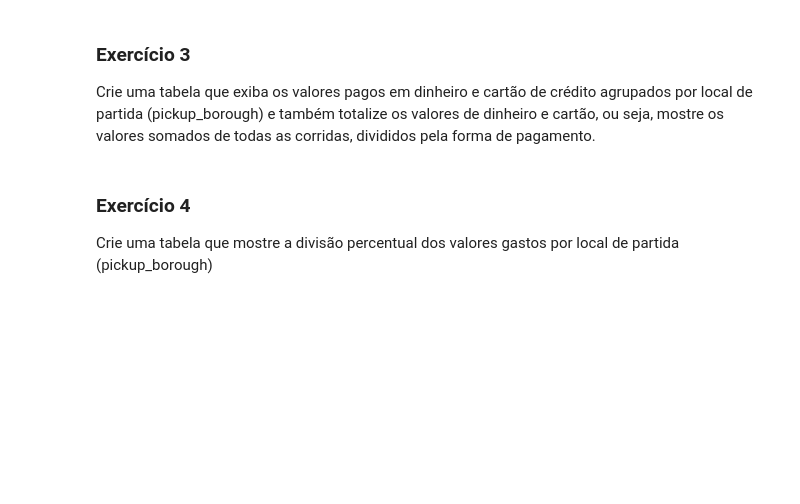
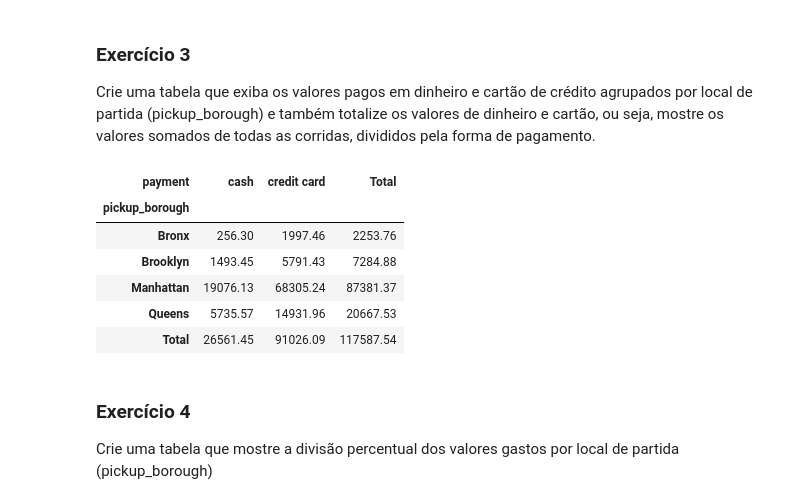
Before and after one commit to UlissesJunior/XMAC02-MetodosMatematicosAnaliseDados, a Jupyter notebook: Notebooks/Aula11 - Cross Tabulation/Aula11.ipynb, the cells around one changed output. Drawn from its saved outputs; the diff is of its cells as text; code cells hidden in the pictures; blank space fills up the shorter version.

```diff
--- a/Notebooks/Aula11 - Cross Tabulation/Aula11.ipynb
+++ b/Notebooks/Aula11 - Cross Tabulation/Aula11.ipynb
@@ -107,6 +183,16 @@ Crie uma tabela que mostre a distância média percorrida por tipo de pagamento.
 # %% [markdown]
 ### Exercício 3
 Crie uma tabela que exiba os valores pagos em dinheiro e cartão de crédito agrupados por local de partida (pickup_borough) e também totalize os valores de dinheiro e cartão, ou seja, mostre os valores somados de todas as corridas, divididos pela forma de pagamento.
+# %%
+pd.crosstab(df['pickup_borough'], df['payment'], values=df['total'], aggfunc='sum', margins=True, margins_name='Total')
+# %% [output]
+| payment | cash | credit card | Total |
+| pickup_borough |  |  |  |
+| Bronx | 256.30 | 1997.46 | 2253.76 |
+| Brooklyn | 1493.45 | 5791.43 | 7284.88 |
+| Manhattan | 19076.13 | 68305.24 | 87381.37 |
+| Queens | 5735.57 | 14931.96 | 20667.53 |
+| Total | 26561.45 | 91026.09 | 117587.54 |
 # %% [markdown]
 ### Exercício 4
 Crie uma tabela que mostre a divisão percentual dos valores gastos por local de partida (pickup_borough)
```
Also changed, not shown: parts of 11 cells of this notebook.
